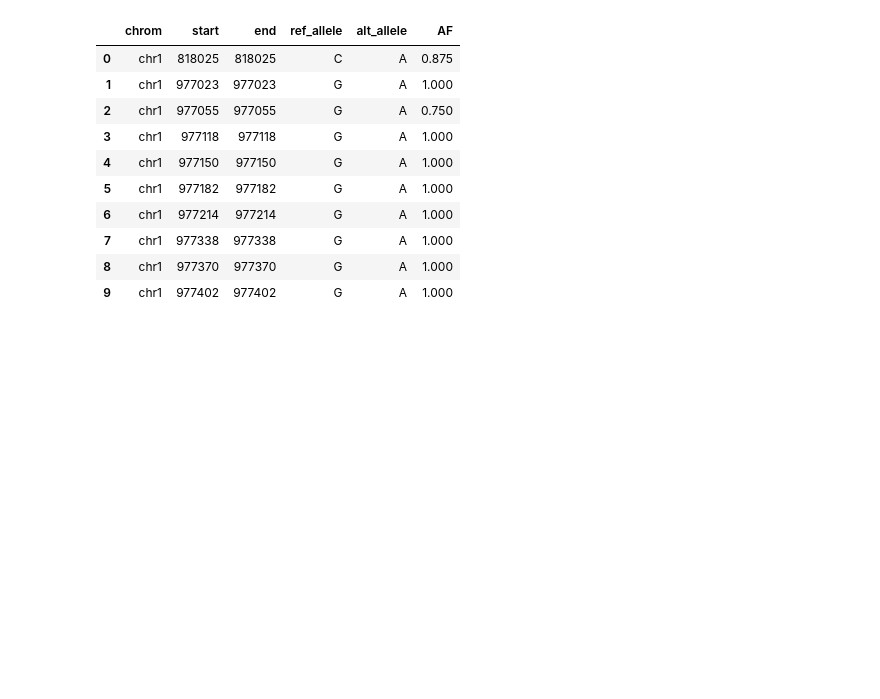
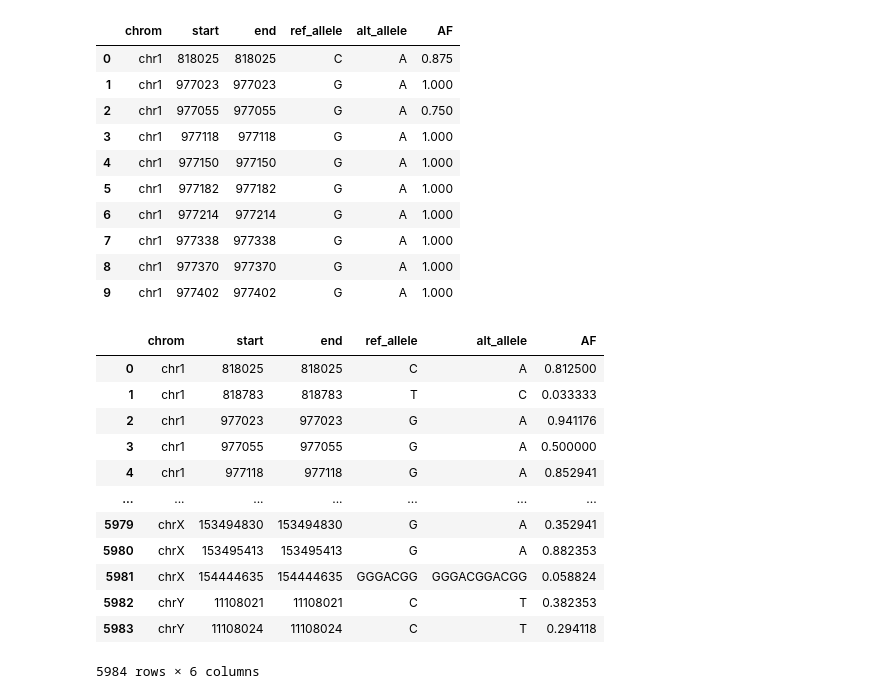
Before and after one commit to sufyazi/variant-calling-analysis, a Jupyter notebook: polars_processing/variant-freq-analysis.ipynb, the cells around one changed output. Cells and saved outputs as stored; diff of their text form; code cells hidden in the pictures; blank space fills up the shorter version.

```diff
--- a/polars_processing/variant-freq-analysis.ipynb
+++ b/polars_processing/variant-freq-analysis.ipynb
@@ -138,3 +140,19 @@ df_vcf_norm.head(n=10)
 | 7 | chr1 | 977338 | 977338 | G | A | 1.000 |
 | 8 | chr1 | 977370 | 977370 | G | A | 1.000 |
 | 9 | chr1 | 977402 | 977402 | G | A | 1.000 |
+# %%
+df_vcf_basal
+# %% [output]
+|  | chrom | start | end | ref_allele | alt_allele | AF |
+| 0 | chr1 | 818025 | 818025 | C | A | 0.812500 |
+| 1 | chr1 | 818783 | 818783 | T | C | 0.033333 |
+| 2 | chr1 | 977023 | 977023 | G | A | 0.941176 |
+| 3 | chr1 | 977055 | 977055 | G | A | 0.500000 |
+| 4 | chr1 | 977118 | 977118 | G | A | 0.852941 |
+| ... | ... | ... | ... | ... | ... | ... |
+| 5979 | chrX | 153494830 | 153494830 | G | A | 0.352941 |
+| 5980 | chrX | 153495413 | 153495413 | G | A | 0.882353 |
+| 5981 | chrX | 154444635 | 154444635 | GGGACGG | GGGACGGACGG | 0.058824 |
+| 5982 | chrY | 11108021 | 11108021 | C | T | 0.382353 |
+| 5983 | chrY | 11108024 | 11108024 | C | T | 0.294118 |
+5984 rows × 6 columns
```
Also changed, not shown: parts of 11 cells of this notebook.
